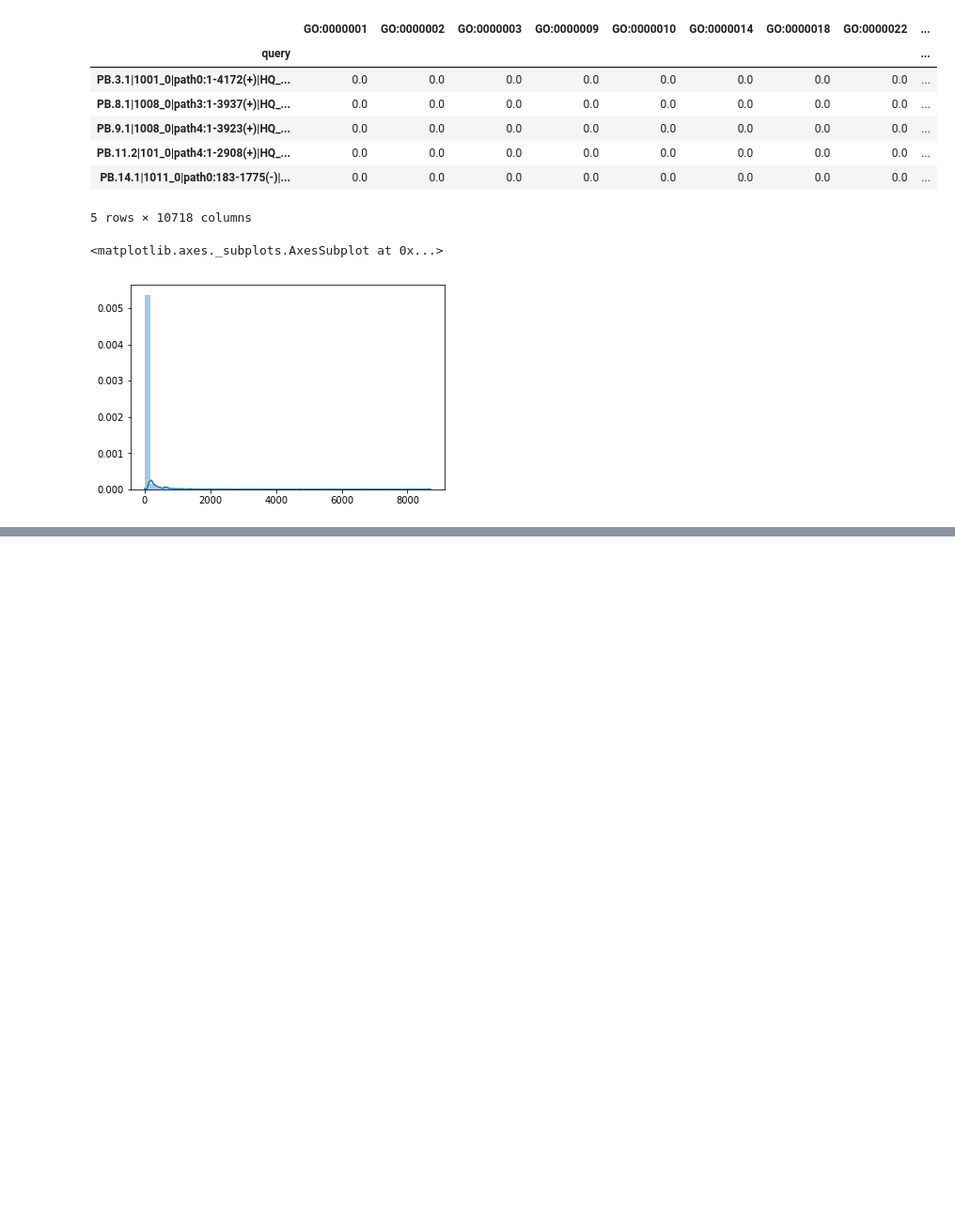
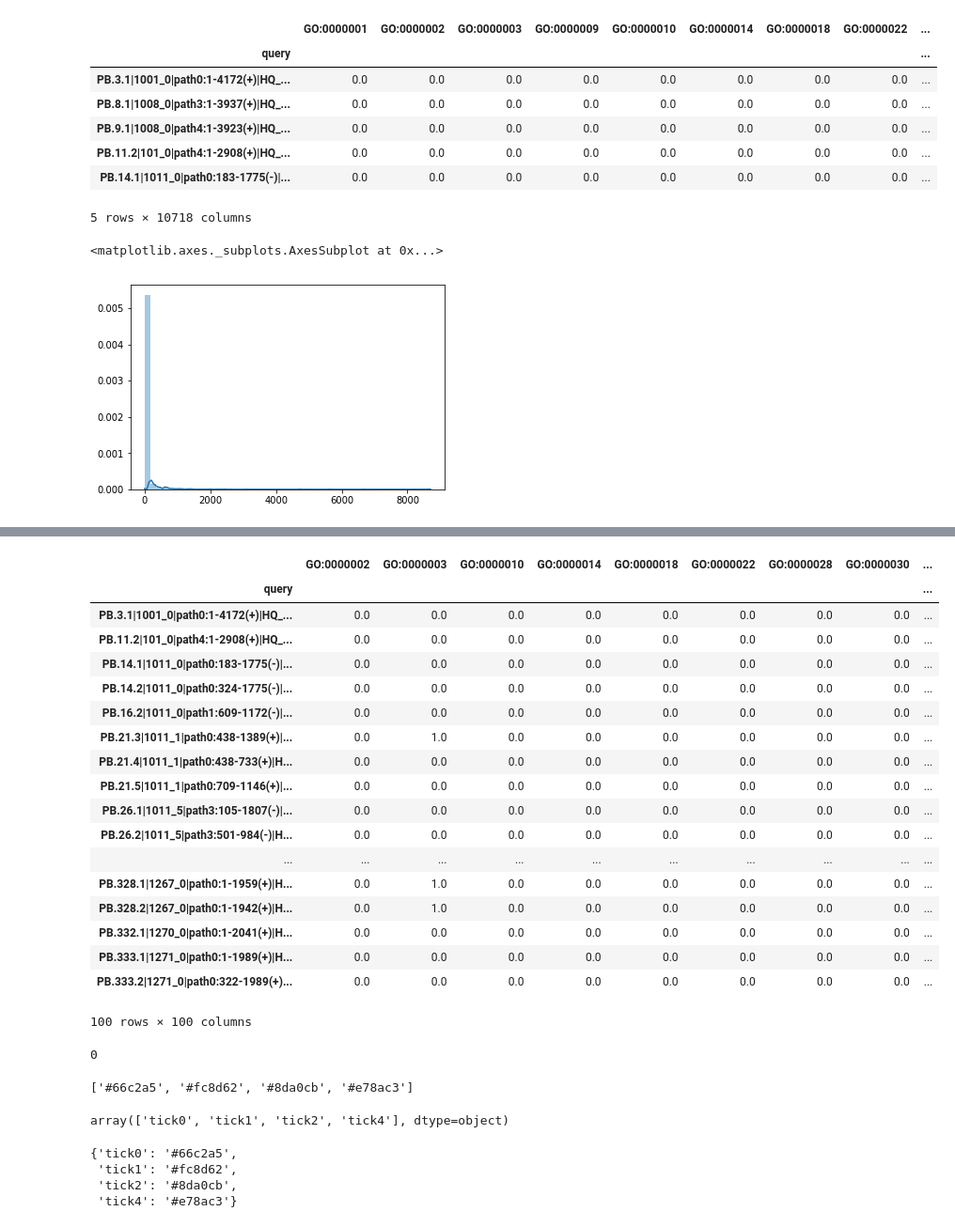
Before and after one commit to czbiohub/tick-genome, a Jupyter notebook: notebooks/012_read_eggnog_output.ipynb, the cells around one changed output, grey strips where cells are left out. Shown: that part at 94% size. Drawn from its saved outputs; the diff is of its cells as text; code cells hidden in the pictures; blank space fills up the shorter version.

```diff
--- a/notebooks/012_read_eggnog_output.ipynb
+++ b/notebooks/012_read_eggnog_output.ipynb
@@ -130,0 +343,14 @@ go_matrix.to_csv('../data/012_read_eggnog_output/go_matrix.csv')
+# %%
+def get_go_categories_in_more_than_one_tick(col):
+    return annotations.loc[col.iloc[:,0].values, 'tick_id'].nunique() > 1
+
+min_transcipts = 5
+
+# At least 5 transcripts per go term
+go_matrix_filtered = go_matrix.loc[:, go_sums >= min_transcipts]
+
+min_go_terms = 3
+# At least 3 Go terms per transcript
+go_matrix_filtered = go_matrix_filtered.loc[go_matrix_filtered.sum(axis=1) >= min_go_terms, :]
+print(go_matrix_filtered.shape)
+go_matrix_filtered.head()
@@ -130,0 +367,46 @@ go_matrix.to_csv('../data/012_read_eggnog_output/go_matrix.csv')
+# %%
+go_matrix_filtered.iloc[:100, :100]
+# %% [output]
+|  | GO:0000002 | GO:0000003 | GO:0000010 | GO:0000014 | GO:0000018 | GO:0000022 | GO:0000028 | GO:0000030 | ... |
+| query |  |  |  |  |  |  |  |  | ... |
+| PB.3.1|1001_0|path0:1-4172(+)|HQ_... | 0.0 | 0.0 | 0.0 | 0.0 | 0.0 | 0.0 | 0.0 | 0.0 | ... |
+| PB.11.2|101_0|path4:1-2908(+)|HQ_... | 0.0 | 0.0 | 0.0 | 0.0 | 0.0 | 0.0 | 0.0 | 0.0 | ... |
+| PB.14.1|1011_0|path0:183-1775(-)|... | 0.0 | 0.0 | 0.0 | 0.0 | 0.0 | 0.0 | 0.0 | 0.0 | ... |
+| PB.14.2|1011_0|path0:324-1775(-)|... | 0.0 | 0.0 | 0.0 | 0.0 | 0.0 | 0.0 | 0.0 | 0.0 | ... |
+| PB.16.2|1011_0|path1:609-1172(-)|... | 0.0 | 0.0 | 0.0 | 0.0 | 0.0 | 0.0 | 0.0 | 0.0 | ... |
+| PB.21.3|1011_1|path0:438-1389(+)|... | 0.0 | 1.0 | 0.0 | 0.0 | 0.0 | 0.0 | 0.0 | 0.0 | ... |
+| PB.21.4|1011_1|path0:438-733(+)|H... | 0.0 | 0.0 | 0.0 | 0.0 | 0.0 | 0.0 | 0.0 | 0.0 | ... |
+| PB.21.5|1011_1|path0:709-1146(+)|... | 0.0 | 0.0 | 0.0 | 0.0 | 0.0 | 0.0 | 0.0 | 0.0 | ... |
+| PB.26.1|1011_5|path3:105-1807(-)|... | 0.0 | 0.0 | 0.0 | 0.0 | 0.0 | 0.0 | 0.0 | 0.0 | ... |
+| PB.26.2|1011_5|path3:501-984(-)|H... | 0.0 | 0.0 | 0.0 | 0.0 | 0.0 | 0.0 | 0.0 | 0.0 | ... |
+| ... | ... | ... | ... | ... | ... | ... | ... | ... | ... |
+| PB.328.1|1267_0|path0:1-1959(+)|H... | 0.0 | 1.0 | 0.0 | 0.0 | 0.0 | 0.0 | 0.0 | 0.0 | ... |
+| PB.328.2|1267_0|path0:1-1942(+)|H... | 0.0 | 1.0 | 0.0 | 0.0 | 0.0 | 0.0 | 0.0 | 0.0 | ... |
+| PB.332.1|1270_0|path0:1-2041(+)|H... | 0.0 | 0.0 | 0.0 | 0.0 | 0.0 | 0.0 | 0.0 | 0.0 | ... |
+| PB.333.1|1271_0|path0:1-1989(+)|H... | 0.0 | 0.0 | 0.0 | 0.0 | 0.0 | 0.0 | 0.0 | 0.0 | ... |
+| PB.333.2|1271_0|path0:322-1989(+)... | 0.0 | 0.0 | 0.0 | 0.0 | 0.0 | 0.0 | 0.0 | 0.0 | ... |
+100 rows × 100 columns
+# %%
+go_matrix_filtered.isnull().sum().sum()
+# %% [output]
+0
+# %%
+from matplotlib.colors import rgb2hex
+
+palette = [rgb2hex(x) for x in sns.color_palette('Set2', n_colors=annotations['tick_id'].nunique())]
+palette
+# %% [output]
+['#66c2a5', '#fc8d62', '#8da0cb', '#e78ac3']
+# %%
+tick_ids = annotations['tick_id'].unique()
+tick_ids
+# %% [output]
+array(['tick0', 'tick1', 'tick2', 'tick4'], dtype=object)
+# %%
+tick_to_color = dict(zip(tick_ids, palette))
+tick_to_color
+# %% [output]
+{'tick0': '#66c2a5',
+ 'tick1': '#fc8d62',
+ 'tick2': '#8da0cb',
+ 'tick4': '#e78ac3'}
```
Also changed, not shown: parts of 34 cells of this notebook, 1 other file.
